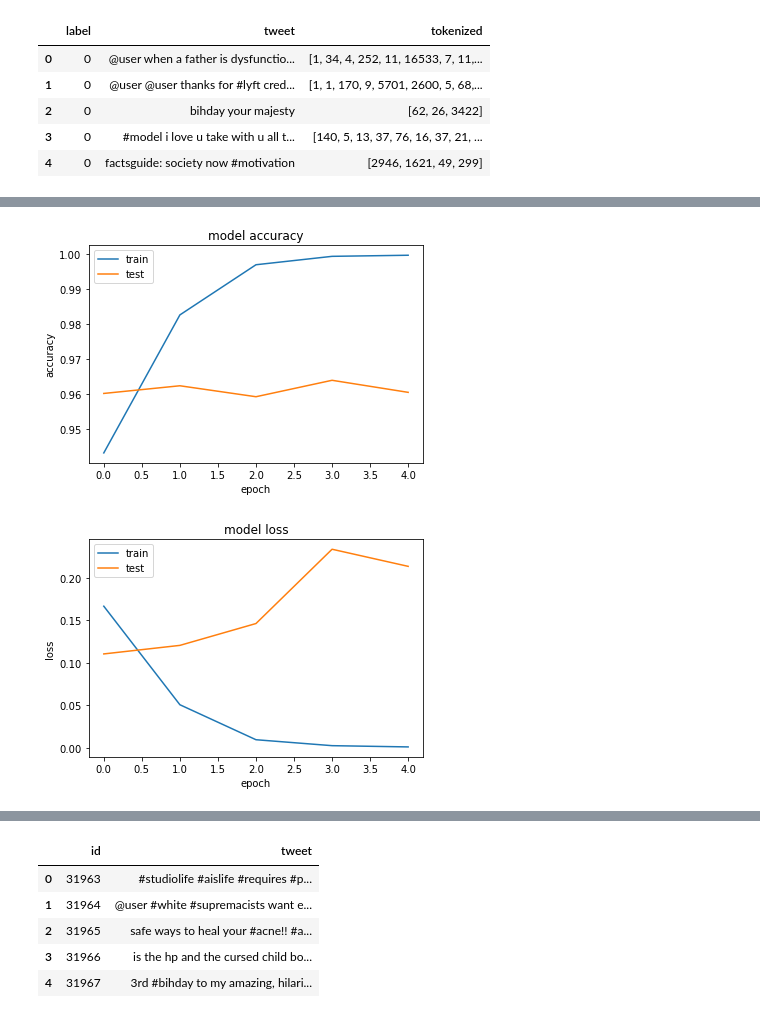
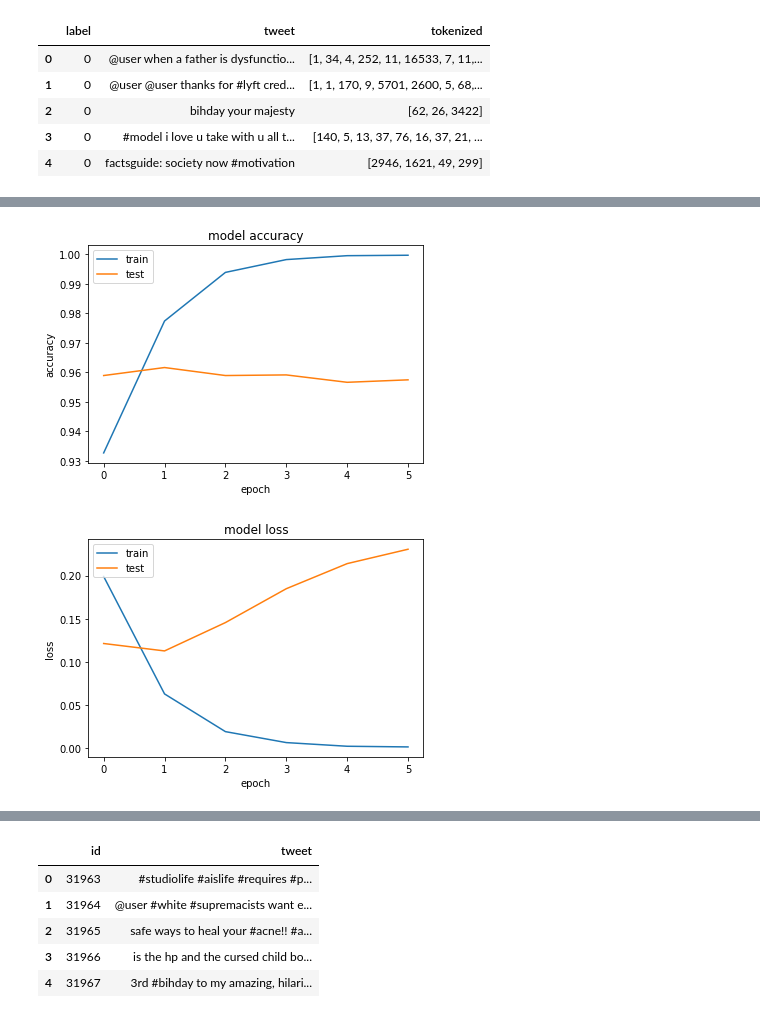
Before and after one commit to rafaelgreca/TFG, a Jupyter notebook: Codigo/Studies/CNN/cnn.ipynb, the cells around one changed output, grey strips where cells are left out. Saved outputs shown, nothing was run; the diff lists cells and outputs as text; code cells hidden in the pictures.

```diff
--- a/Codigo/Studies/CNN/cnn.ipynb
+++ b/Codigo/Studies/CNN/cnn.ipynb
@@ -51,6 +63,6 @@ y = data['label']
 # %%
 X_train, X_validation, y_train, y_validation = train_test_split(X,
                                                                 y,
-                                                                test_size = 0.1,
+                                                                test_size = 0.15,
                                                                 random_state = 23)
 # %% [markdown]
@@ -122,0 +162,19 @@ Wall time: 18min 24s
+# %%
+model2 = Sequential()
+model2.add(Embedding(input_dim = vocab_size,
+                    output_dim = embedding_dim,
+                    input_length = length_size))
+model2.add(Conv1D(filters = 32,
+                 kernel_size = 3,
+                 padding = 'same',
+                 activation = 'relu'))
+model2.add(MaxPooling1D())
+model2.add(Conv1D(filters = 64,
+                 kernel_size = 5,
+                 padding = 'same',
+                 activation = 'relu'))
+model2.add(MaxPooling1D())
+model2.add(Flatten())
+model2.add(Dropout(rate = 0.2))
+model2.add(Dense(units = 1,
+                activation = 'sigmoid'))
@@ -122,0 +201,13 @@ Wall time: 18min 24s
+# %%
+model2.compile(optimizer = 'adam',
+              loss = 'binary_crossentropy',
+              metrics = ['accuracy'])
+# %%
+%%time
+
+history_model2 = model2.fit(x = X_train,
+                    y = y_train,
+                    validation_data = (X_validation, y_validation),
+                    batch_size = 100,
+                    epochs = 20,
+                    callbacks = [es])
@@ -123,21 +229,21 @@ Wall time: 18min 24s
 # %%
 # summarize history for accuracy
-plt.plot(history.history['accuracy'])
-plt.plot(history.history['val_accuracy'])
+plt.plot(history_model2.history['accuracy'])
+plt.plot(history_model2.history['val_accuracy'])
 plt.title('model accuracy')
 plt.ylabel('accuracy')
 plt.xlabel('epoch')
 plt.legend(['train', 'test'], loc='upper left')
 plt.show()
 # summarize history for loss
-plt.plot(history.history['loss'])
-plt.plot(history.history['val_loss'])
+plt.plot(history_model2.history['loss'])
+plt.plot(history_model2.history['val_loss'])
 plt.title('model loss')
 plt.ylabel('loss')
 plt.xlabel('epoch')
 plt.legend(['train', 'test'], loc='upper left')
 plt.show()
 # %% [output]
-[figure, old version]
+[figure, new version]
-[figure, old version]
+[figure, new version]
 # %%
```
Also changed, not shown: parts of 27 cells of this notebook, 4 other files.
